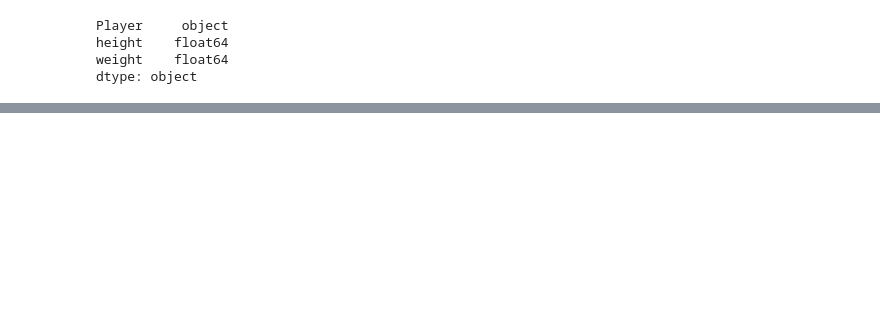
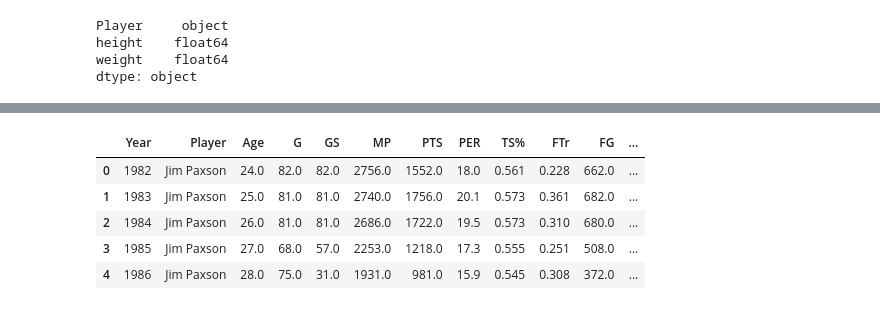
Before and after one commit to Monica-mcm/NBA_Final_Project, a Jupyter notebook: Resources/Database_cleaning.ipynb, the cells around one changed output, grey strips where cells are left out. Cells and saved outputs as stored; diff of their text form; code cells hidden in the pictures; blank space fills up the shorter version.

```diff
--- a/Resources/Database_cleaning.ipynb
+++ b/Resources/Database_cleaning.ipynb
@@ -195,0 +202,11 @@ dtype: int64
+# %%
+# Do left join on complete data df
+df_with_mvp = complete_data_df.merge(mvp_players_df, how="left", left_on=['Year', 'Player'], right_on = ['Year', 'Players ok'])
+df_with_mvp.head()
+# %% [output]
+|  | Year | Player | Age | G | GS | MP | PTS | PER | TS% | FTr | FG | ... |
+| 0 | 1982 | Jim Paxson | 24.0 | 82.0 | 82.0 | 2756.0 | 1552.0 | 18.0 | 0.561 | 0.228 | 662.0 | ... |
+| 1 | 1983 | Jim Paxson | 25.0 | 81.0 | 81.0 | 2740.0 | 1756.0 | 20.1 | 0.573 | 0.361 | 682.0 | ... |
+| 2 | 1984 | Jim Paxson | 26.0 | 81.0 | 81.0 | 2686.0 | 1722.0 | 19.5 | 0.573 | 0.310 | 680.0 | ... |
+| 3 | 1985 | Jim Paxson | 27.0 | 68.0 | 57.0 | 2253.0 | 1218.0 | 17.3 | 0.555 | 0.251 | 508.0 | ... |
+| 4 | 1986 | Jim Paxson | 28.0 | 75.0 | 31.0 | 1931.0 | 981.0 | 15.9 | 0.545 | 0.308 | 372.0 | ... |
```
Also changed, not shown: parts of 10 cells of this notebook, 2 other files.
